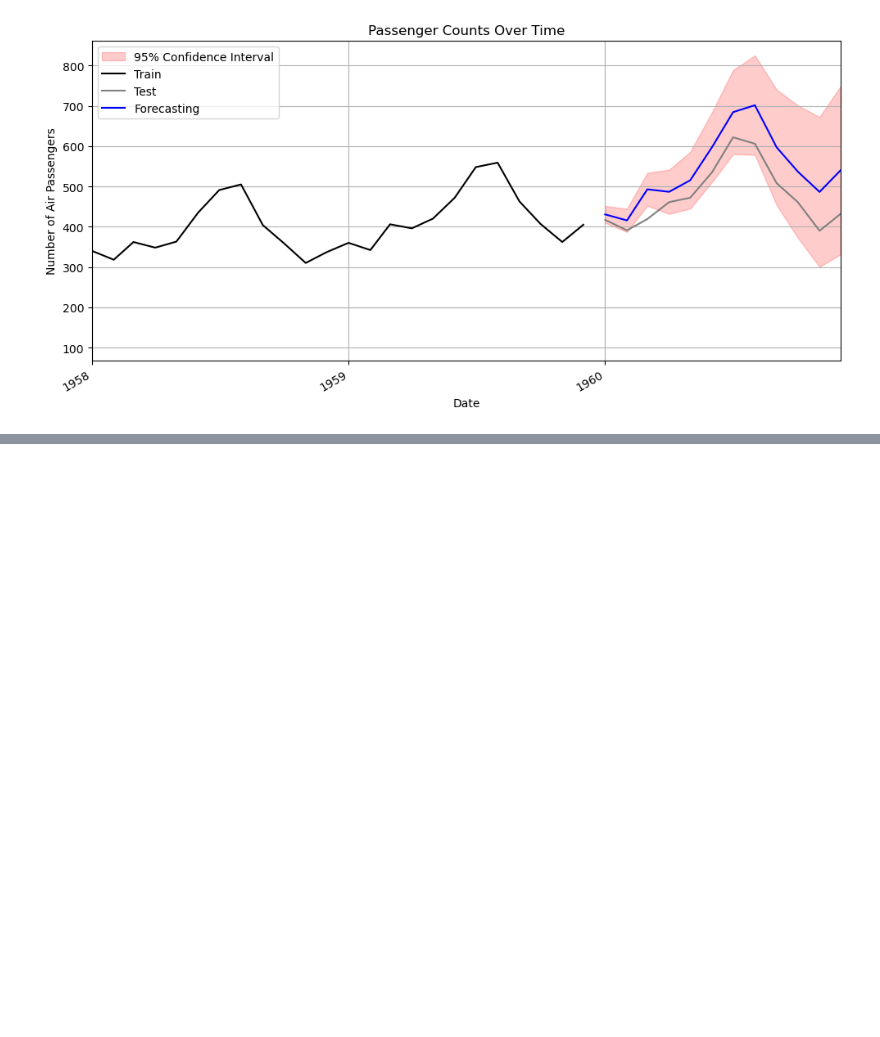
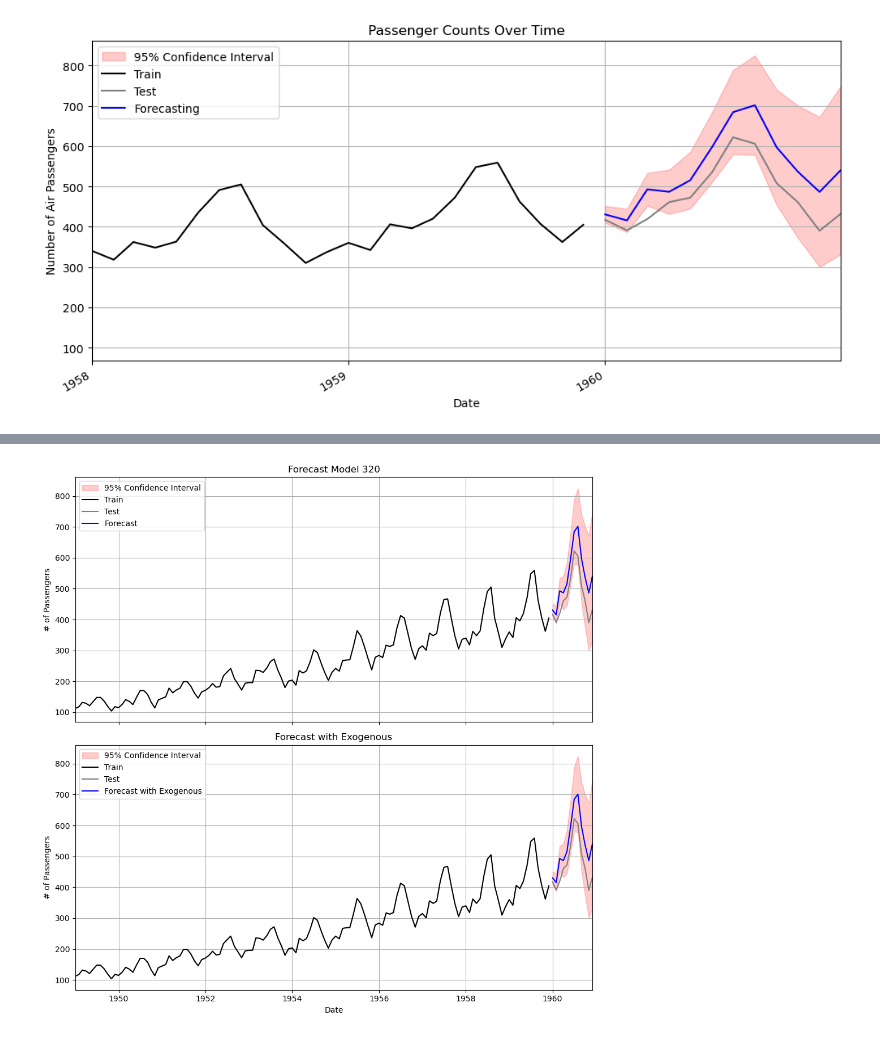
Before and after one commit to LeonardoSMSoares/Economics-Finance-2, a Jupyter notebook: Case Collection/CCMTS 02 - SARIMAX - Airline Company.ipynb, the cells around one changed output, grey strips where cells are left out. Saved outputs shown, nothing was run; the diff lists cells and outputs as text; code cells hidden in the pictures; blank space fills up the shorter version.

```diff
--- a/Case Collection/CCMTS 02 - SARIMAX - Airline Company.ipynb
+++ b/Case Collection/CCMTS 02 - SARIMAX - Airline Company.ipynb
@@ -695,0 +692,42 @@ sarimax_forecast(SARIMAX_model, periods=24)
+# %%
+# Create subplots: 2 rows, 1 column
+fig, axes = plt.subplots(nrows=2, ncols=1, figsize=(10, 10), sharex=True)
+
+# --- First Forecast (Forecast103) ---
+axes[0].fill_between(test.index,
+                     conf_int_12.iloc[:, 0],
+                     conf_int_12.iloc[:, 1],
+                     color='red', alpha=0.2, label='95% Confidence Interval')
+
+axes[0].plot(train.index, train['Passengers'], label='Train', color='black')
+axes[0].plot(test.index, test['Passengers'], label='Test', color='gray')
+axes[0].plot(test.index, test['Forecast'], label='Forecast', color='blue')
+
+axes[0].set_title('Forecast Model 320')
+axes[0].set_ylabel('# of Passengers')
+axes[0].legend()
+axes[0].grid(True)
+axes[0].set_xlim(pd.to_datetime('1949-01-01'), pd.to_datetime('1960-12-01'))
+
+# --- Second Forecast (ForecastM) ---
+axes[1].fill_between(test.index,
+                     conf_int_M.iloc[:, 0],
+                     conf_int_M.iloc[:, 1],
+                     color='red', alpha=0.2, label='95% Confidence Interval')
+
+axes[1].plot(train.index, train['Passengers'], label='Train', color='black')
+axes[1].plot(test.index, test['Passengers'], label='Test', color='gray')
+axes[1].plot(test.index, test['ForecastM'], label='Forecast with Exogenous', color='blue')
+
+axes[1].set_title('Forecast with Exogenous')
+axes[1].set_xlabel('Date')
+axes[1].set_ylabel('# of Passengers')
+axes[1].legend()
+axes[1].grid(True)
+axes[1].set_xlim(pd.to_datetime('1949-01-01'), pd.to_datetime('1960-12-01'))
+
+# Final layout
+plt.tight_layout()
+plt.show()
+# %% [output]
+[figure, added]
```
Also changed, not shown: parts of 13 cells of this notebook, 2 other files.
